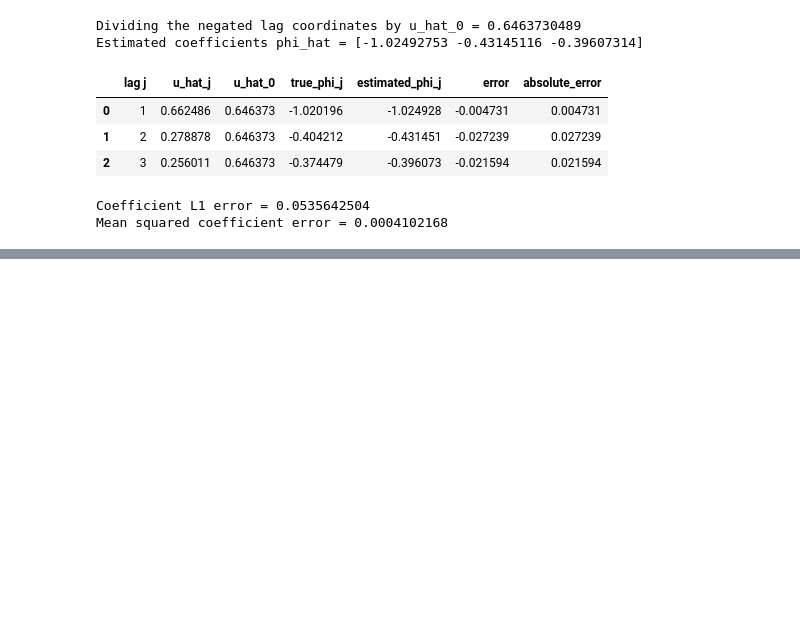
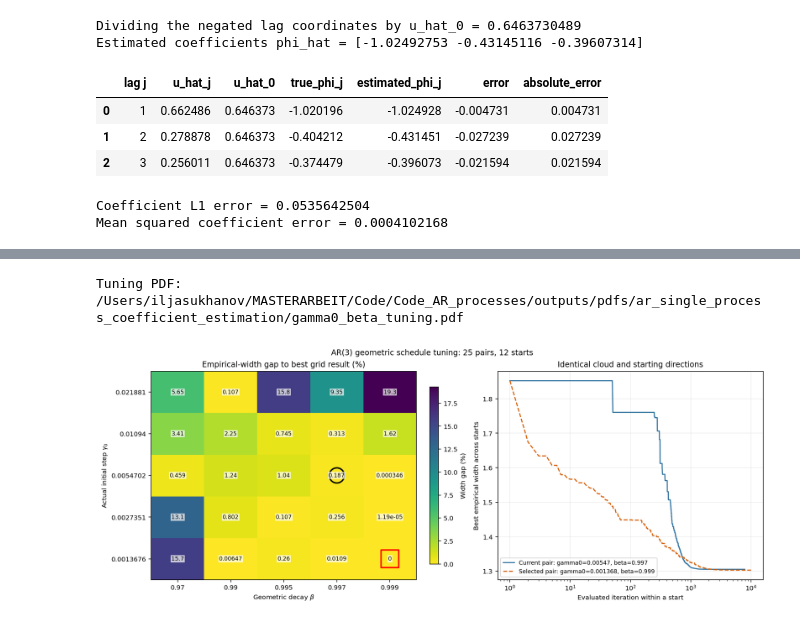
Before and after one commit to IljaSukhanov/MASTERARBEIT, a Jupyter notebook: Code/Code_AR_processes/ar_single_process_coefficient_estimation.ipynb, the cells around one changed output, grey strips where cells are left out. Cells and saved outputs as stored; diff of their text form; code cells hidden in the pictures; blank space fills up the shorter version.

```diff
--- a/Code/Code_AR_processes/ar_single_process_coefficient_estimation.ipynb
+++ b/Code/Code_AR_processes/ar_single_process_coefficient_estimation.ipynb
@@ -722,0 +418,17 @@ Comparison PDF saved to /Users/iljasukhanov/MASTERARBEIT/Code/Code_AR_processes/
+# %%
+# EDIT THESE GRIDS. gamma0 contains actual step sizes, rather than normalized scales.
+baseline_gamma0 = float(initial_step)
+baseline_beta = float(geometric_decay)
+gamma0_grid = baseline_gamma0 * np.array([0.25, 0.5, 1.0, 2.0, 4.0])
+beta_grid = np.array([0.97, 0.99, 0.995, 0.997, 0.999])
+
+# Keep the same stopping settings as the main fit by default.
+tuning_iterations = optimization_iterations
+tuning_patience = patience
+tuning_improvement_tolerance = improvement_tolerance
+
+TUNING_DATA_DIR = (
+    AR_CODE_DIR / "outputs/csv/ar_single_process_coefficient_estimation/gamma0_beta_tuning"
+)
+TUNING_PDF_DIR = AR_CODE_DIR / "outputs/pdfs/ar_single_process_coefficient_estimation"
+TUNING_IMAGE_DIR = AR_CODE_DIR / "outputs/images/ar_single_process_coefficient_estimation"
@@ -722,0 +602,53 @@ Comparison PDF saved to /Users/iljasukhanov/MASTERARBEIT/Code/Code_AR_processes/
+# %%
+grid_widths = tuning_ranking.pivot(index="gamma0", columns="beta", values="minimum_width").reindex(
+    index=tuning_gamma0_values, columns=tuning_beta_values,
+)
+width_gaps = 100.0 * (
+    grid_widths.to_numpy() - tuned_schedule["minimum_width"]
+) / max(tuned_schedule["minimum_width"], 1e-12)
+
+with plt.rc_context({"font.size": 9, "pdf.fonttype": 42}):
+    fig, axes = plt.subplots(1, 2, figsize=(13, 5), constrained_layout=True)
+    image = axes[0].imshow(width_gaps, origin="lower", aspect="auto", cmap="viridis_r")
+    axes[0].set_xticks(np.arange(len(tuning_beta_values)), [f"{value:g}" for value in tuning_beta_values])
+    axes[0].set_yticks(np.arange(len(tuning_gamma0_values)), [f"{value:.5g}" for value in tuning_gamma0_values])
+    axes[0].set(xlabel=r"Geometric decay $\beta$", ylabel=r"Actual initial step $\gamma_0$",
+                title="Empirical-width gap to best grid result (%)")
+    for row_index in range(len(tuning_gamma0_values)):
+        for column_index in range(len(tuning_beta_values)):
+            axes[0].text(column_index, row_index, f"{width_gaps[row_index, column_index]:.3g}",
+                         ha="center", va="center", fontsize=8,
+                         bbox={"facecolor": "white", "alpha": 0.7, "edgecolor": "none", "pad": 1})
+    for schedule, marker, color, size in (
+        (baseline_schedule, "o", "black", 450),
+        (tuned_schedule, "s", "red", 600),
+    ):
+        axes[0].scatter(
+            np.flatnonzero(tuning_beta_values == schedule["beta"])[0],
+            np.flatnonzero(tuning_gamma0_values == schedule["gamma0"])[0],
+            marker=marker, s=size, facecolors="none", edgecolors=color, linewidths=2,
+        )
+    fig.colorbar(image, ax=axes[0], shrink=0.85, label="Width gap (%)")
+    for schedule, label, color, linestyle in (
+        (baseline_schedule, "Current pair", "#3274A1", "-"),
+        (tuned_schedule, "Selected pair", "#D55E00", "--"),
+    ):
+        history = tuning_result["histories"][schedule["candidate_id"]]
+        axes[1].plot(np.arange(1, len(history) + 1), history, color=color, ls=linestyle,
+                     label=f"{label}: gamma0={schedule['gamma0']:.4g}, beta={schedule['beta']:g}")
+    axes[1].set(xlabel="Evaluated iteration within a start", ylabel="Best empirical width across starts",
+                title="Identical cloud and starting directions", xscale="log")
+    axes[1].ticklabel_format(axis="y", style="plain", useOffset=False)
+    axes[1].grid(alpha=0.22)
+    axes[1].legend(fontsize=8)
+    fig.suptitle(f"AR({p}) geometric schedule tuning: {len(tuning_ranking)} pairs, {len(initial_directions)} starts")
+    tuning_pdf_path = TUNING_PDF_DIR / "gamma0_beta_tuning.pdf"
+    tuning_png_path = TUNING_IMAGE_DIR / "gamma0_beta_tuning.png"
+    fig.savefig(tuning_pdf_path, bbox_inches="tight")
+    fig.savefig(tuning_png_path, dpi=160, bbox_inches="tight")
+    plt.close(fig)
+print(f"Tuning PDF: {tuning_pdf_path}")
+display(Image(filename=str(tuning_png_path)))
+# %% [output]
+Tuning PDF: /Users/iljasukhanov/MASTERARBEIT/Code/Code_AR_processes/outputs/pdfs/ar_single_process_coefficient_estimation/gamma0_beta_tuning.pdf
+[figure, added]
```
Also changed, not shown: parts of 12 cells of this notebook, 39 other files.
